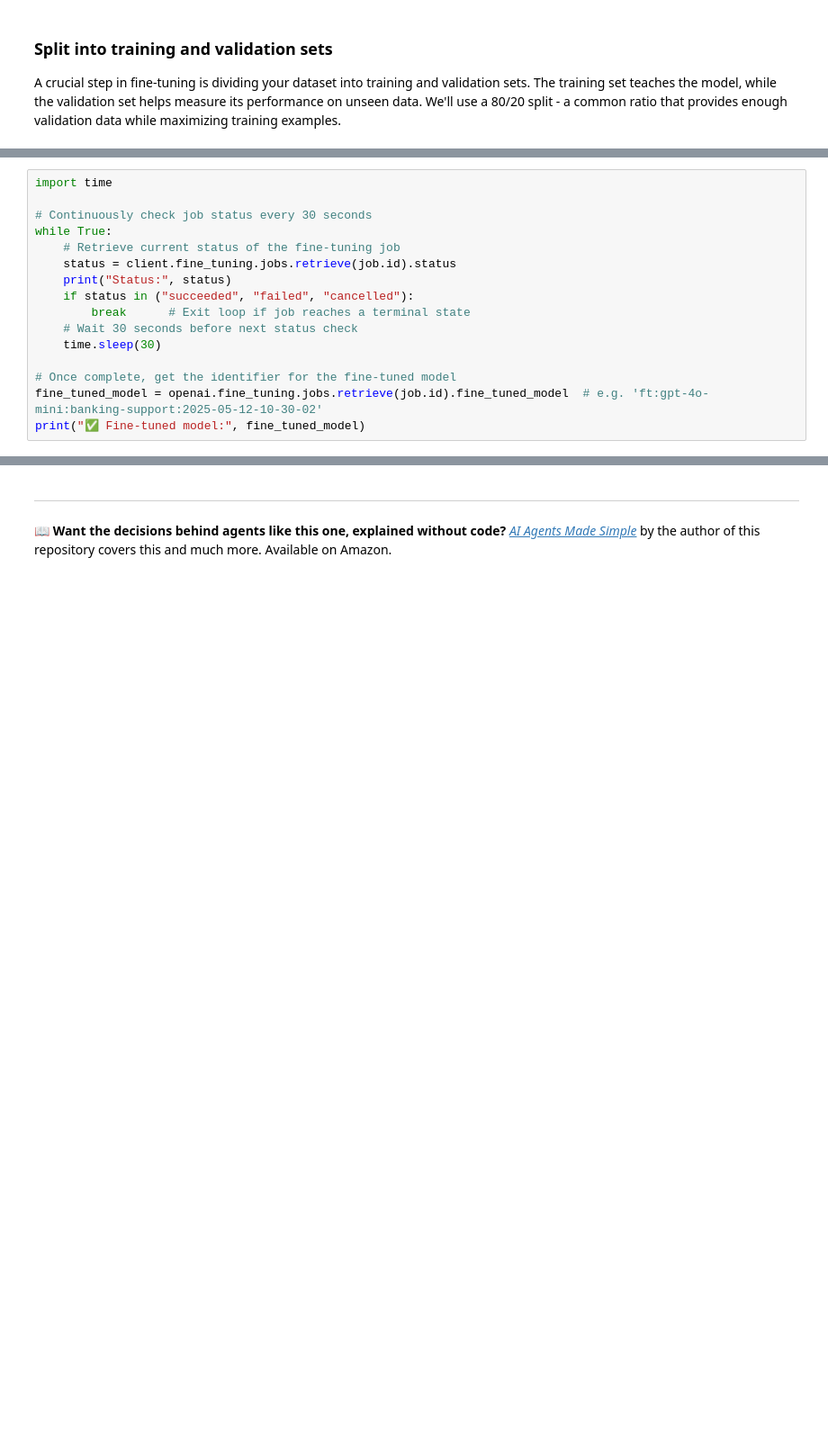
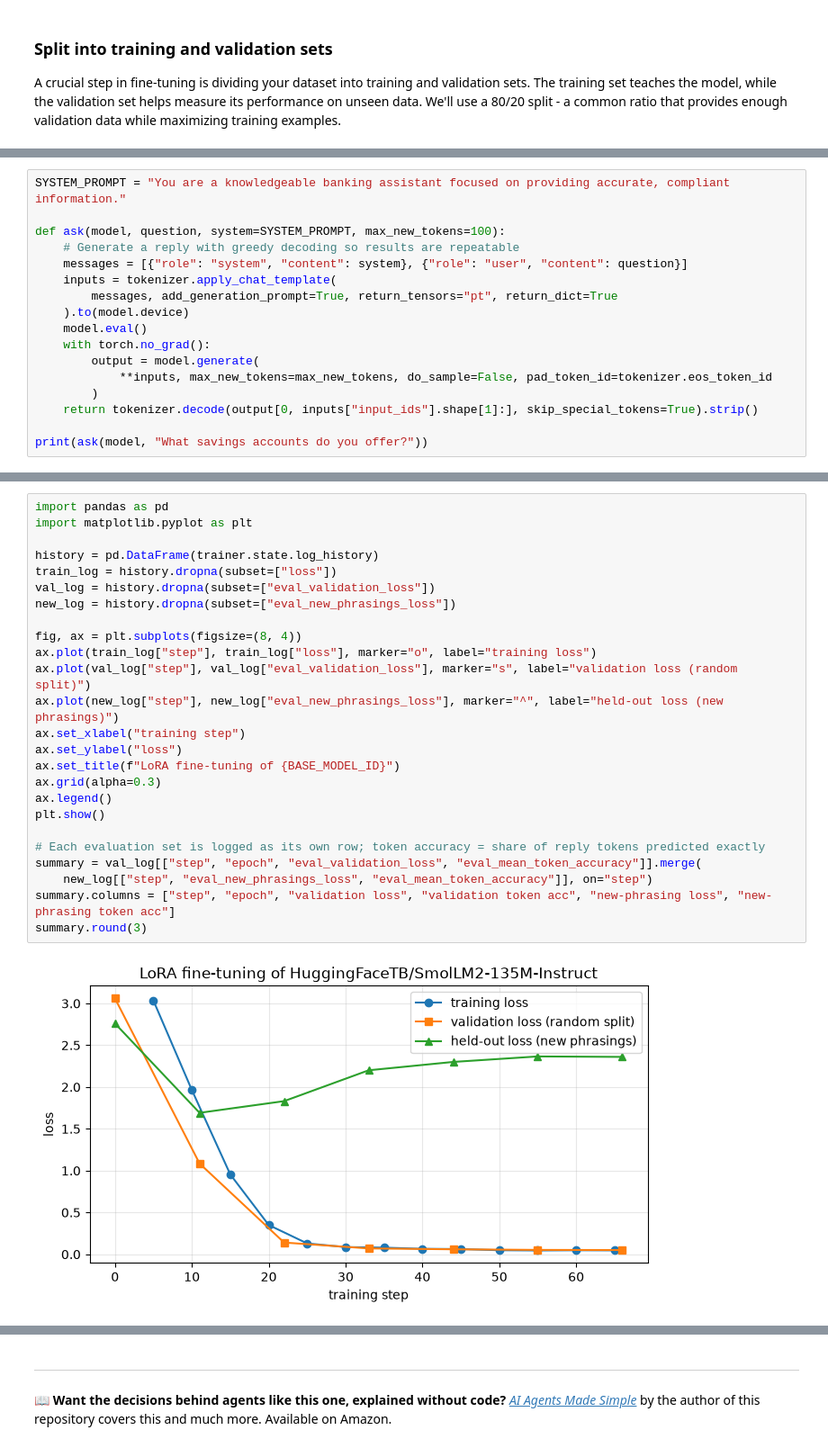
Before and after one commit to NirDiamant/agents-towards-production, a Jupyter notebook: tutorials/fine-tuning-agents/fine_tuning_agents_guide.ipynb, the cells around one changed output, grey strips where cells are left out. Shown at 90% size. Cells and saved outputs as stored; diff of their text form; blank space fills up the shorter version.

```diff
--- a/tutorials/fine-tuning-agents/fine_tuning_agents_guide.ipynb
+++ b/tutorials/fine-tuning-agents/fine_tuning_agents_guide.ipynb
@@ -351,0 +406,17 @@ You can also upload them through the UI:
+# %%
+SYSTEM_PROMPT = "You are a knowledgeable banking assistant focused on providing accurate, compliant information."
+
+def ask(model, question, system=SYSTEM_PROMPT, max_new_tokens=100):
+    # Generate a reply with greedy decoding so results are repeatable
+    messages = [{"role": "system", "content": system}, {"role": "user", "content": question}]
+    inputs = tokenizer.apply_chat_template(
+        messages, add_generation_prompt=True, return_tensors="pt", return_dict=True
+    ).to(model.device)
+    model.eval()
+    with torch.no_grad():
+        output = model.generate(
+            **inputs, max_new_tokens=max_new_tokens, do_sample=False, pad_token_id=tokenizer.eos_token_id
+        )
+    return tokenizer.decode(output[0, inputs["input_ids"].shape[1]:], skip_special_tokens=True).strip()
+
+print(ask(model, "What savings accounts do you offer?"))
@@ -370,16 +550,27 @@ print(f"Monitor progress at: https://platform.openai.com/finetune")
 # %%
-import time
+import pandas as pd
+import matplotlib.pyplot as plt
 
-# Continuously check job status every 30 seconds
-while True:
-    # Retrieve current status of the fine-tuning job
-    status = client.fine_tuning.jobs.retrieve(job.id).status
-    print("Status:", status)
-    if status in ("succeeded", "failed", "cancelled"):
-        break      # Exit loop if job reaches a terminal state
-    # Wait 30 seconds before next status check
-    time.sleep(30)
+history = pd.DataFrame(trainer.state.log_history)
+train_log = history.dropna(subset=["loss"])
+val_log = history.dropna(subset=["eval_validation_loss"])
+new_log = history.dropna(subset=["eval_new_phrasings_loss"])
 
-# Once complete, get the identifier for the fine-tuned model
-fine_tuned_model = openai.fine_tuning.jobs.retrieve(job.id).fine_tuned_model  # e.g. 'ft:gpt‑4o-mini:banking-support:2025-05-12-10-30-02'
-print("✅ Fine‑tuned model:", fine_tuned_model)
+fig, ax = plt.subplots(figsize=(8, 4))
+ax.plot(train_log["step"], train_log["loss"], marker="o", label="training loss")
+ax.plot(val_log["step"], val_log["eval_validation_loss"], marker="s", label="validation loss (random split)")
+ax.plot(new_log["step"], new_log["eval_new_phrasings_loss"], marker="^", label="held-out loss (new phrasings)")
+ax.set_xlabel("training step")
+ax.set_ylabel("loss")
+ax.set_title(f"LoRA fine-tuning of {BASE_MODEL_ID}")
+ax.grid(alpha=0.3)
+ax.legend()
+plt.show()
+
+# Each evaluation set is logged as its own row; token accuracy = share of reply tokens predicted exactly
+summary = val_log[["step", "epoch", "eval_validation_loss", "eval_mean_token_accuracy"]].merge(
+    new_log[["step", "eval_new_phrasings_loss", "eval_mean_token_accuracy"]], on="step")
+summary.columns = ["step", "epoch", "validation loss", "validation token acc", "new-phrasing loss", "new-phrasing token acc"]
+summary.round(3)
+# %% [output]
+[figure, added]
```
Also changed, not shown: parts of 38 cells of this notebook, 1 other file.
